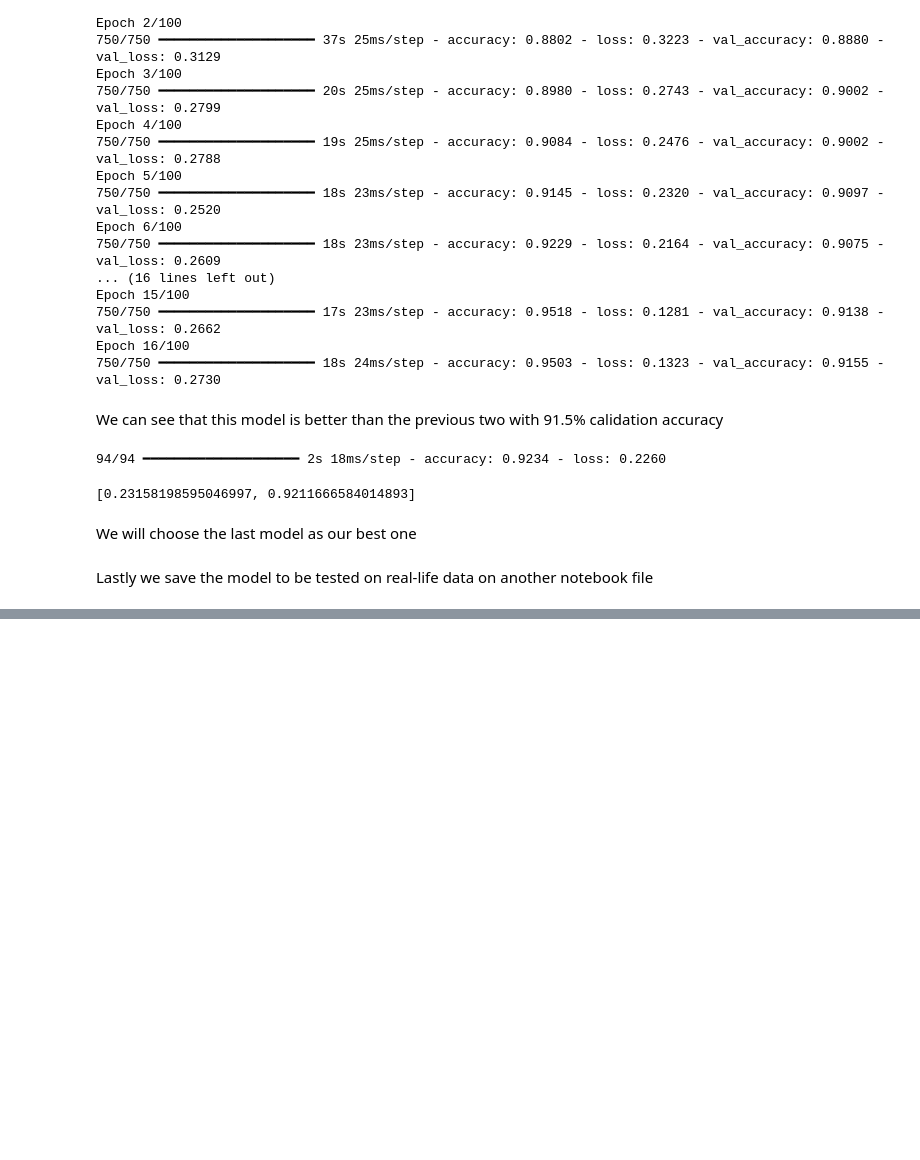
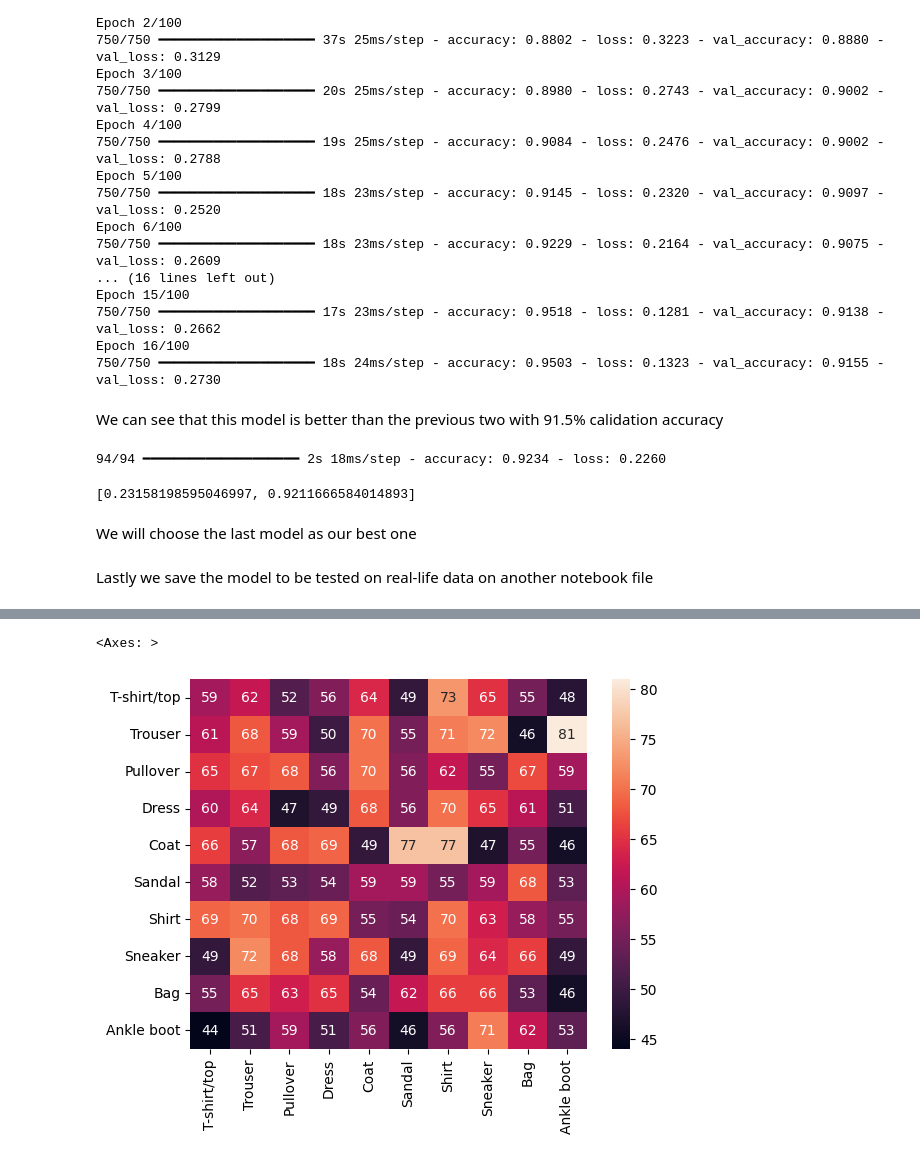
Before and after one commit to mohamed-12-4/DSAI--COSC-202-, a Jupyter notebook: Project.ipynb, the cells around one changed output, grey strips where cells are left out. Saved outputs shown, nothing was run; the diff lists cells and outputs as text; code cells hidden in the pictures; blank space fills up the shorter version.

Commit message:
changes made + confusion matrix

```diff
--- a/Project.ipynb
+++ b/Project.ipynb
@@ -424,0 +426,3 @@ with open('model.pkl', 'wb') as f:
+# %%
+import pickle
+model = pickle.load(open('model.pkl', 'rb'))
@@ -424,0 +445,11 @@ with open('model.pkl', 'wb') as f:
+# %%
+# create confusion matrix
+from sklearn.metrics import confusion_matrix
+import seaborn as sns
+
+y_pred = model.predict(test_dataset)
+y_pred = np.argmax(y_pred, axis=1)
+y_true = test_df.labels.values
+#
+sns.heatmap(confusion_matrix(y_true, y_pred), xticklabels=labels_map.values(), yticklabels=labels_map.values(), annot=True, fmt='d')
+# %% [output]
@@ -424,0 +457,2 @@ with open('model.pkl', 'wb') as f:
+<Axes: >
+[figure, added]
```
Also changed, not shown: parts of 14 cells of this notebook.
